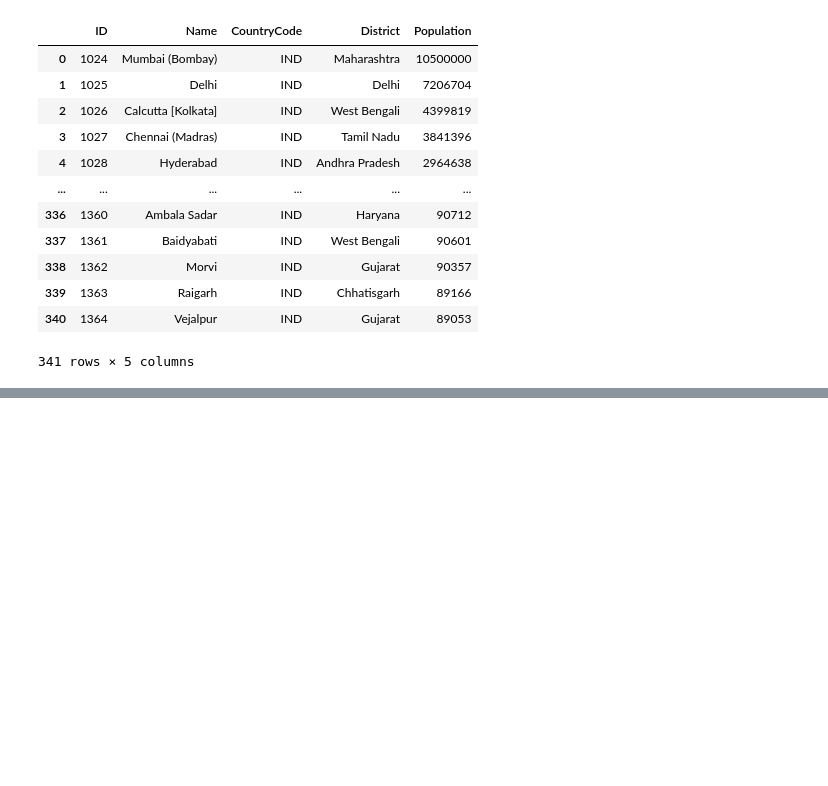
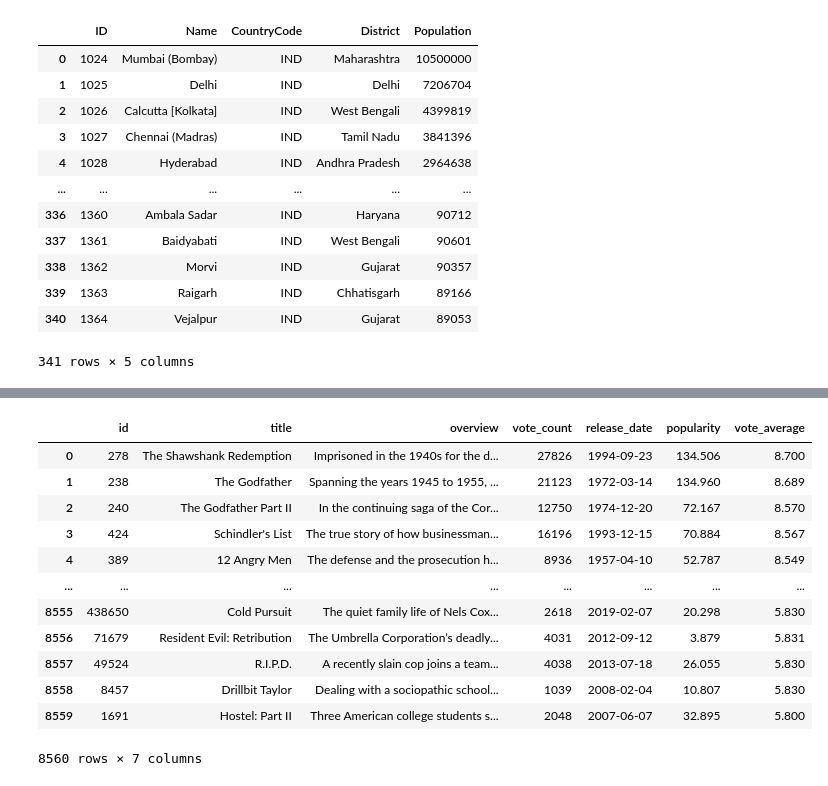
Before and after one commit to a-Kumari/eda, a Jupyter notebook: data_gathering.ipynb, the cells around one changed output, grey strips where cells are left out. Drawn from its saved outputs; the diff is of its cells as text; code cells hidden in the pictures; blank space fills up the shorter version.

```diff
--- a/data_gathering.ipynb
+++ b/data_gathering.ipynb
@@ -248,0 +302,23 @@ df
+# %%
+dfs =[]
+for i in range(1, 429):
+    response = requests.get('https://api.themoviedb.org/3/movie/top_rated?api_key=8265bd1679663a7ea12ac168da84d2e8&language=en-US&page={}'.format(i))
+    temp_df = pd.DataFrame(response.json()['results'])[['id', 'title', 'overview', 'vote_count', 'release_date', 'popularity', 'vote_average']]
+    dfs.append(temp_df)
+df = pd.concat(dfs, ignore_index=True)
+# %%
+df
+# %% [output]
+|  | id | title | overview | vote_count | release_date | popularity | vote_average |
+| 0 | 278 | The Shawshank Redemption | Imprisoned in the 1940s for the d... | 27826 | 1994-09-23 | 134.506 | 8.700 |
+| 1 | 238 | The Godfather | Spanning the years 1945 to 1955, ... | 21123 | 1972-03-14 | 134.960 | 8.689 |
+| 2 | 240 | The Godfather Part II | In the continuing saga of the Cor... | 12750 | 1974-12-20 | 72.167 | 8.570 |
+| 3 | 424 | Schindler's List | The true story of how businessman... | 16196 | 1993-12-15 | 70.884 | 8.567 |
+| 4 | 389 | 12 Angry Men | The defense and the prosecution h... | 8936 | 1957-04-10 | 52.787 | 8.549 |
+| ... | ... | ... | ... | ... | ... | ... | ... |
+| 8555 | 438650 | Cold Pursuit | The quiet family life of Nels Cox... | 2618 | 2019-02-07 | 20.298 | 5.830 |
+| 8556 | 71679 | Resident Evil: Retribution | The Umbrella Corporation’s deadly... | 4031 | 2012-09-12 | 3.879 | 5.831 |
+| 8557 | 49524 | R.I.P.D. | A recently slain cop joins a team... | 4038 | 2013-07-18 | 26.055 | 5.830 |
+| 8558 | 8457 | Drillbit Taylor | Dealing with a sociopathic school... | 1039 | 2008-02-04 | 10.807 | 5.830 |
+| 8559 | 1691 | Hostel: Part II | Three American college students s... | 2048 | 2007-06-07 | 32.895 | 5.800 |
+8560 rows × 7 columns
```
Also changed, not shown: parts of 14 cells of this notebook, 7 other files.
